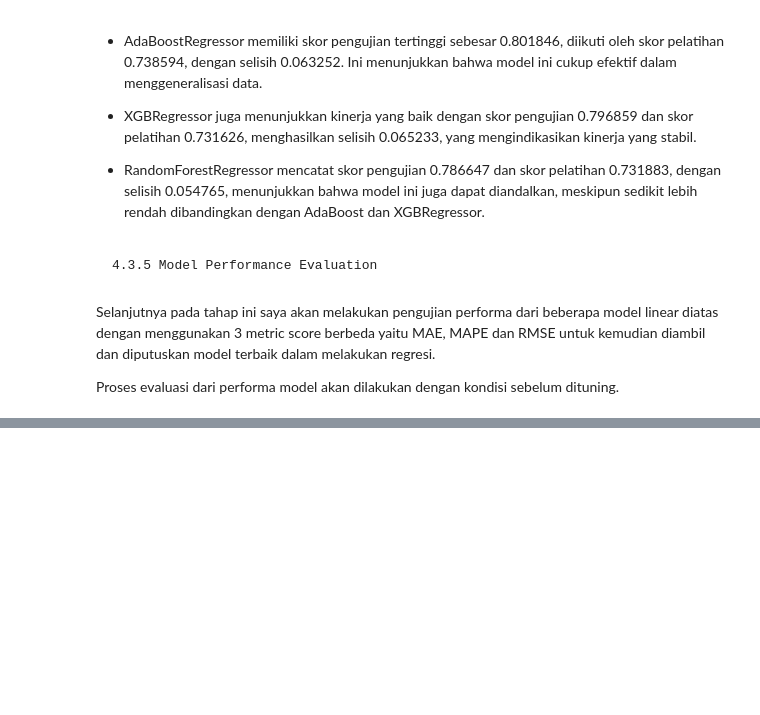
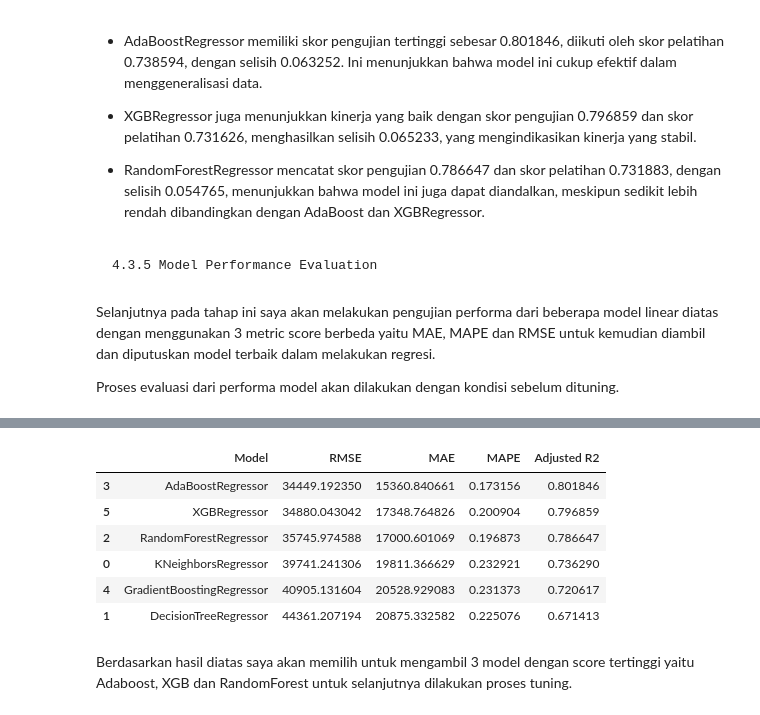
Before and after one commit to fiqrioemry/used_car_regression, a Jupyter notebook: used_car_prediction.ipynb, the cells around one changed output, grey strips where cells are left out. Drawn from its saved outputs; the diff is of its cells as text; code cells hidden in the pictures; blank space fills up the shorter version.

Commit message:
adding model after tuning

```diff
--- a/used_car_prediction.ipynb
+++ b/used_car_prediction.ipynb
@@ -821,7 +815,6 @@ X_train.reset_index(drop=True, inplace=True)
 
 y_train.reset_index(drop=True, inplace=True)
 
-adjusted_r2_score = make_scorer(adjusted_r2_score)
 
 kf = KFold(n_splits=10, shuffle=True, random_state = RANDOM_STATE)
 
@@ -1004,0 +934,51 @@ score_before_tuning
+# %%
+model_names= []
+score_r2 = []
+score_rmse = []
+score_mae = []
+score_mape = []
+
+for model in non_linear_models:
+
+    model_pipeline = Pipeline([
+        ('preprocessor', preprocessor),
+        ('model', model)
+    ])
+
+    model_pipeline.fit(X_train, y_train)
+
+    y_pred_test = model_pipeline.predict(X_test)
+
+    mape = mean_absolute_percentage_error(y_test, y_pred_test)
+    mae = mean_absolute_error(y_test, y_pred_test)
+    rmse = np.sqrt(mean_squared_error(y_test, y_pred_test))
+    adjusted_r2_score = calculate_adjusted_r2(y_test, y_pred_test, X_train.shape[1])
+
+
+    model_names.append(model.__class__.__name__)
+    score_r2.append(adjusted_r2_score)
+    score_rmse.append(rmse)
+    score_mae.append(mae)
+    score_mape.append(mape)
+# %%
+# Create a DataFrame to store the scores
+score_before_tuning = pd.DataFrame({
+    'Model': model_names,
+    'RMSE': score_rmse,
+    'MAE': score_mae,
+    'MAPE': score_mape,
+    'Adjusted R2': score_r2
+}).sort_values(by='Adjusted R2', ascending=False)
+
+# Display the DataFrame
+score_before_tuning
+# %% [output]
+|  | Model | RMSE | MAE | MAPE | Adjusted R2 |
+| 3 | AdaBoostRegressor | 34449.192350 | 15360.840661 | 0.173156 | 0.801846 |
+| 5 | XGBRegressor | 34880.043042 | 17348.764826 | 0.200904 | 0.796859 |
+| 2 | RandomForestRegressor | 35745.974588 | 17000.601069 | 0.196873 | 0.786647 |
+| 0 | KNeighborsRegressor | 39741.241306 | 19811.366629 | 0.232921 | 0.736290 |
+| 4 | GradientBoostingRegressor | 40905.131604 | 20528.929083 | 0.231373 | 0.720617 |
+| 1 | DecisionTreeRegressor | 44361.207194 | 20875.332582 | 0.225076 | 0.671413 |
+# %% [markdown]
+Berdasarkan hasil diatas saya akan memilih untuk mengambil 3 model dengan score tertinggi yaitu Adaboost, XGB dan RandomForest untuk selanjutnya dilakukan proses tuning.
```
Also changed, not shown: parts of 4 cells of this notebook.
